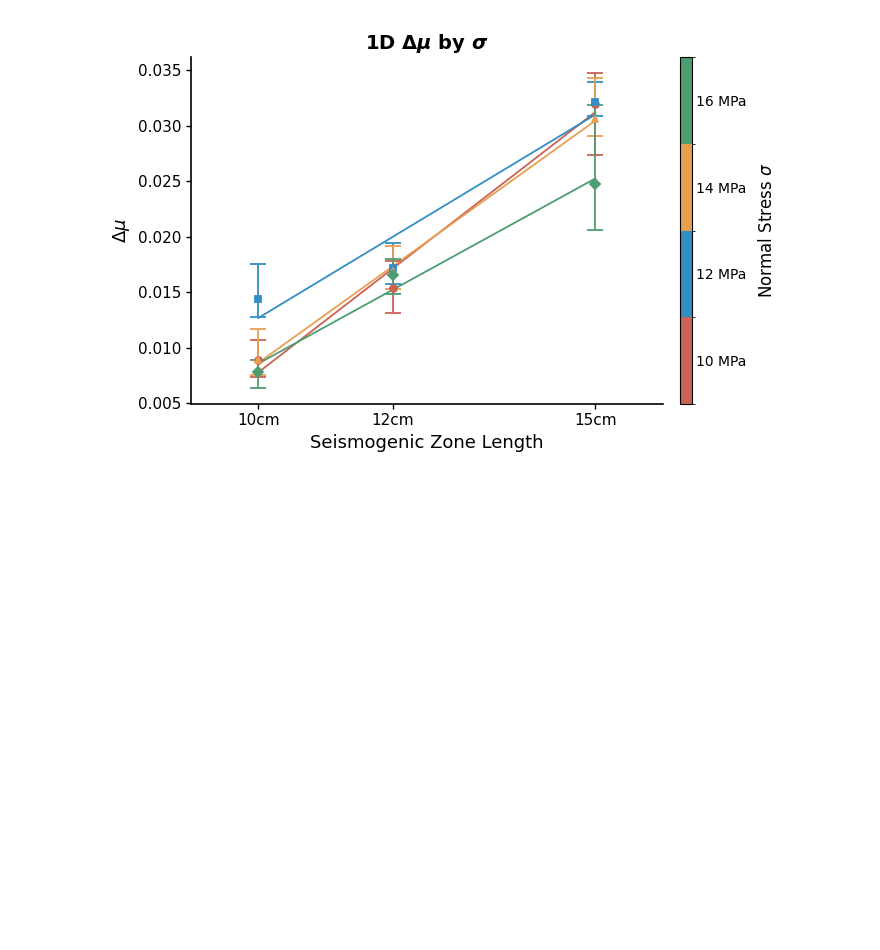
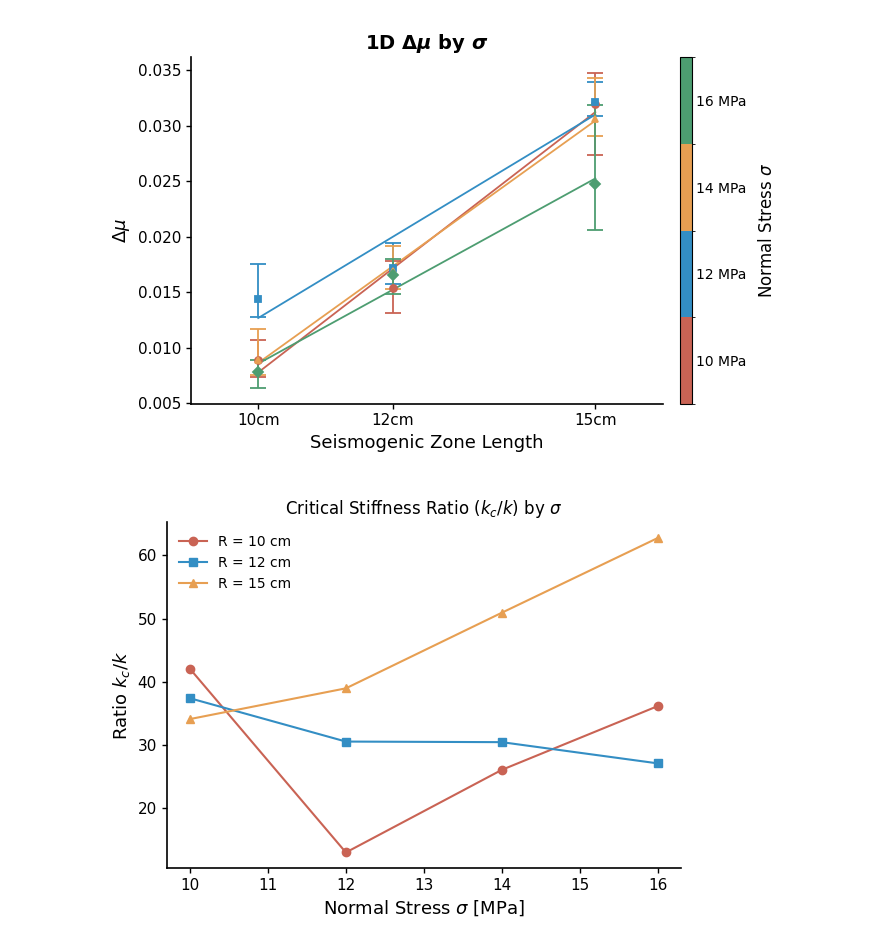
Before and after one commit to Potter0427/labquake_explorer_re, a Jupyter notebook: export h5/1D_Summary_Plots_Pub copy.ipynb, the cells around one changed output. Drawn from its saved outputs; the diff is of its cells as text; code cells hidden in the pictures; blank space fills up the shorter version.

Commit message:
feat: add Jupyter notebooks for 1D and 2D publication-quality summary plots

```diff
--- a/export h5/1D_Summary_Plots_Pub copy.ipynb
+++ b/export h5/1D_Summary_Plots_Pub copy.ipynb
@@ -347,3 +347,99 @@ plot_metric_by_group('delta_mu', r'1D $\boldsymbol{\Delta\mu}$ by $\boldsymbol{\
 # %% [output]
 [figure]
 [figure]
+# %%
+# ========= Critical Stiffness Ratio (kc/k) =========
+# 1. 取得所有的 stiffness (k) 資料
+k_data = process_data('k')
+
+# 準備整理用的 list
+ratio_list = []
+
+fig, ax = plt.subplots(figsize=(6, 4.5))
+_apply_pub_style(ax)
+
+# 為不同組別定義顏色與標記
+for i, exp_data in enumerate(k_data):
+    group_val = exp_data['group_val']
+    stats = exp_data['stats'].copy()
+
+    # kc = 0.01429 * sigma
+    stats['kc'] = 0.01429 * stats['sigma']
+    # k 是 process_data 取得的 median
+    stats['kc_k_ratio'] = stats['kc'] / stats['median']
+
+    color = PALETTE[i % len(PALETTE)]
+    marker = MARKERS[i % len(MARKERS)]
+
+    # 畫出該組的線與點
+    ax.plot(stats['sigma'], stats['kc_k_ratio'], color=color, marker=marker,
+            linestyle='-', linewidth=1.5, label=f'R = {group_val} cm',
+            markersize=6, alpha=ALPHA)
+
+    # 把這組的資料存起來以便列印
+    for _, row in stats.iterrows():
+        ratio_list.append({
+            'L (cm)': group_val,
+            'Normal Stress (MPa)': row['sigma'],
+            'Mean kc/k': row['kc_k_ratio']
+        })
+
+ax.set_xlabel(r'Normal Stress $\sigma$ [MPa]')
+ax.set_ylabel(r'Ratio $k_c/k$')
+ax.set_title(r'Critical Stiffness Ratio ($k_c/k$) by $\sigma$')
+ax.legend(frameon=False, fontsize=10)
+
+plt.tight_layout()
+plt.show()
+
+# 2. 列出值 (不畫在圖上)
+ratio_df = pd.DataFrame(ratio_list)
+print("=== Mean kc/k values by Radius and Normal Stress ===")
+print(ratio_df.to_string(index=False, float_format="%.4f"))
+
+# ========= R / h* Ratio =========
+# 1. 取得實際有資料的 sigma (沿用 k_data)
+k_data = process_data('k')
+ratio_list_hstar = []
+
+fig, ax = plt.subplots(figsize=(6, 4.5))
+_apply_pub_style(ax)
+
+for i, exp_data in enumerate(k_data):
+    group_val = exp_data['group_val']  # R
+    stats = exp_data['stats'].copy()
+
+    # 計算 h* = 14 / sigma
+    stats['h_star'] = 14.0 / stats['sigma']
+    # 2D 實驗中，發震區尺寸為半徑 R，因此計算 R / h*
+    stats['R_h_ratio'] = group_val / stats['h_star']
+
+    color = PALETTE[i % len(PALETTE)]
+    marker = MARKERS[i % len(MARKERS)]
+
+    ax.plot(stats['sigma'], stats['R_h_ratio'], color=color, marker=marker,
+            linestyle='-', linewidth=1.5, label=f'R = {group_val} cm',
+            markersize=6, alpha=ALPHA)
+
+    for _, row in stats.iterrows():
+        ratio_list_hstar.append({
+            'L (cm)': group_val,
+            'Normal Stress (MPa)': row['sigma'],
+            'h* (cm)': row['h_star'],
+            'L/h*': row['R_h_ratio']
+        })
+
+ax.set_xlabel(r'Normal Stress $\sigma$ [MPa]')
+ax.set_ylabel(r'Ratio $R/h^*$')
+ax.set_title(r'Seismogenic Zone vs Nucleation Length ($R/h^*$) by $\sigma$')
+ax.legend(frameon=False, fontsize=10)
+
+plt.tight_layout()
+plt.show()
+
+# 2. 列出值 (不畫在圖上)
+ratio_df_hstar = pd.DataFrame(ratio_list_hstar)
+print("=== R/h* (L/h*) values by Radius and Normal Stress ===")
+print(ratio_df_hstar.to_string(index=False, float_format="%.4f"))
+# %% [output]
+[figure, added]
```
Also changed, not shown: parts of 1 cell of this notebook, 2 other files.
